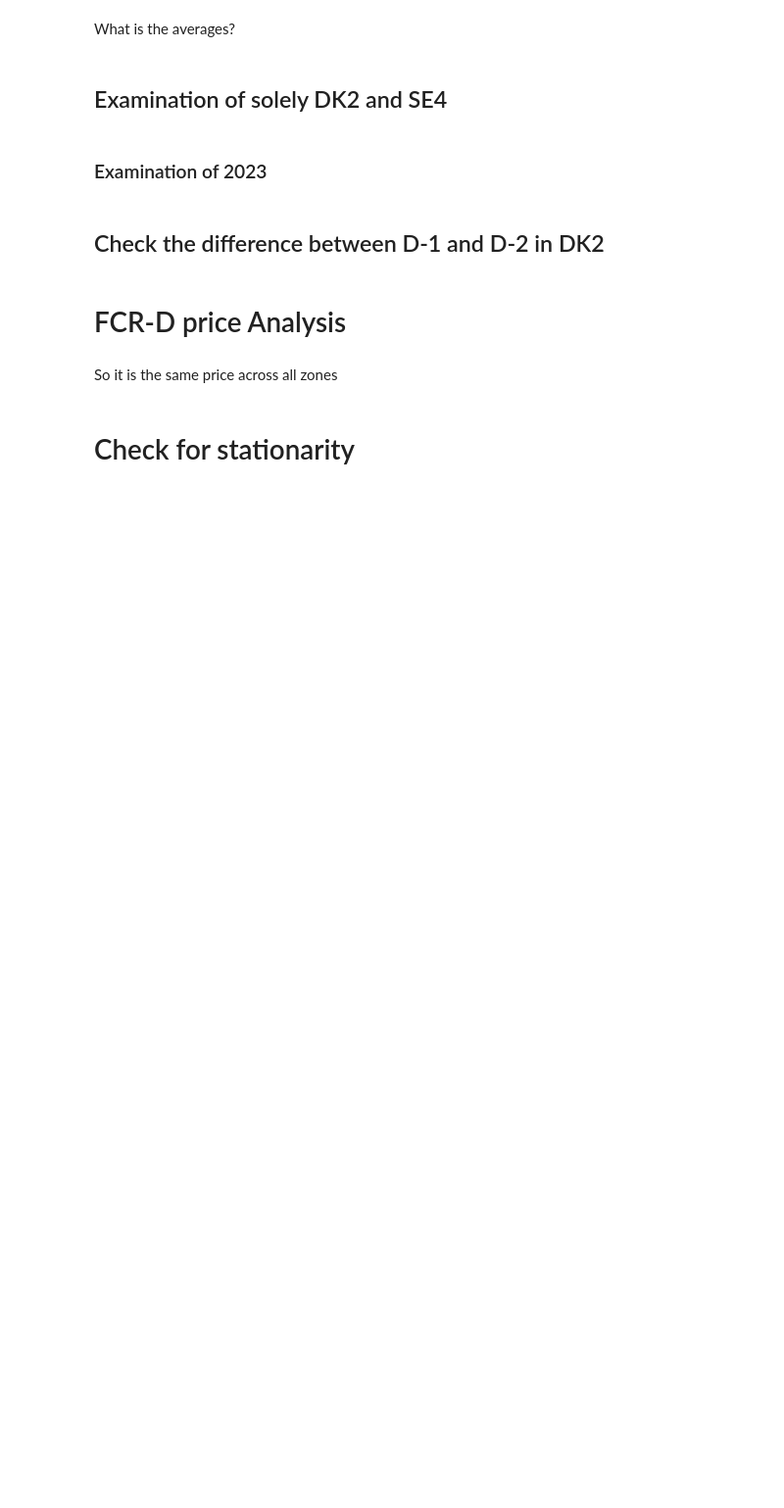
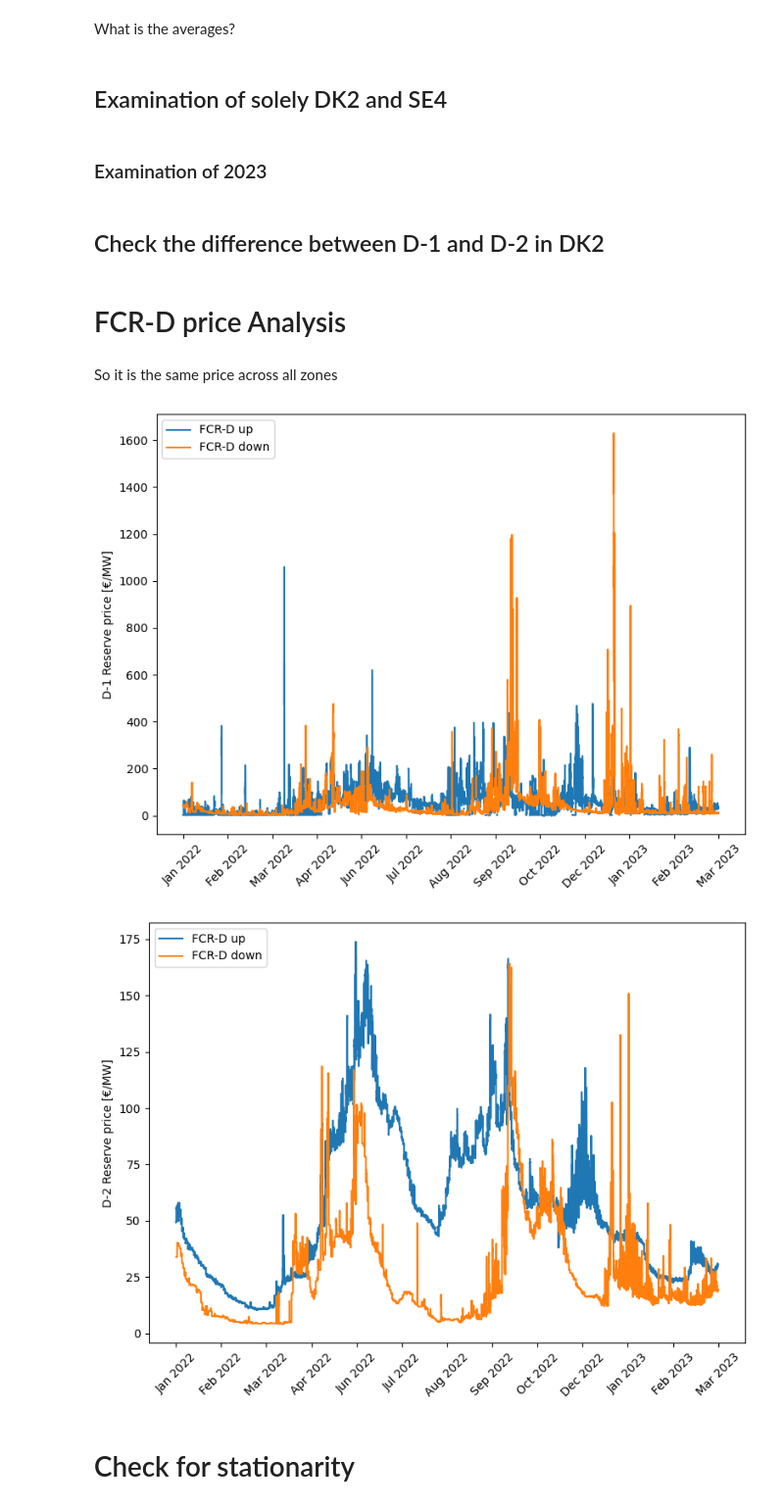
Before and after one commit to junesooshin/lightenup, a Jupyter notebook: Data Examination/FCR-D Analysis.ipynb, the cells around one changed output. Shown at 98% size. Saved outputs shown, nothing was run; the diff lists cells and outputs as text; code cells hidden in the pictures; blank space fills up the shorter version.

```diff
--- a/Data Examination/FCR-D Analysis.ipynb
+++ b/Data Examination/FCR-D Analysis.ipynb
@@ -620,33 +620,36 @@ price_areas = "DK2"
 
 
 #fig, axs = plt.subplots(nrows=2, figsize=(12, 6), sharex=True)
 for j, auction in enumerate(auction_type):
     fig, axs = plt.subplots(figsize=(8, 6), dpi=100)
     for i, product in enumerate(product_name):
 
         mask = (df["PriceArea"] == price_areas) & (df["AuctionType"] == auction) & (df["ProductName"] == product)
         price = df["PriceTotalEUR"].loc[mask]
         price = price.loc[::-1].reset_index(drop=True)
         axs.plot(price, label=f"{product_name_label[i]}", drawstyle='steps-post')
-        axs.set_ylabel(f"{auction} Reserve price [EUR/MW]")
+        axs.set_ylabel(f"{auction} Reserve price [\u20AC/MW]")
 
     mask_total = (df["PriceArea"] == "DK2") & (df["AuctionType"] == "D-1") & (df["ProductName"] == product)
     xaxis = df["HourDK"].loc[mask_total]
     xaxis = xaxis.loc[::-1].reset_index(drop=True)
     xaxis = pd.to_datetime(xaxis)# Convert xaxis to datetime
 
     # Set the x-axis ticks to be monthly
     num_ticks = len(xaxis)
     tick_step = max(1, int(np.ceil(num_ticks / 12))) # Show at least one tick per month
     month_ticks = xaxis.index % tick_step == 0
     if not month_ticks[0]:
         month_ticks[0] = True
     if not month_ticks[-1]:
         month_ticks[-1] = True
     axs.set_xticks(xaxis.index[month_ticks])
     axs.set_xticklabels(xaxis[month_ticks].dt.strftime("%b %Y"), rotation=45)
     axs.legend(loc='upper left')
     fig.tight_layout()
     plt.savefig('Prices_FCR-D_'+f"{auction}"+'.pdf', format="pdf", bbox_inches="tight")
+# %% [output]
+[figure, added]
+[figure, added]
 # %% [markdown]
 # Check for stationarity
```
Also changed, not shown: 4 other files.
